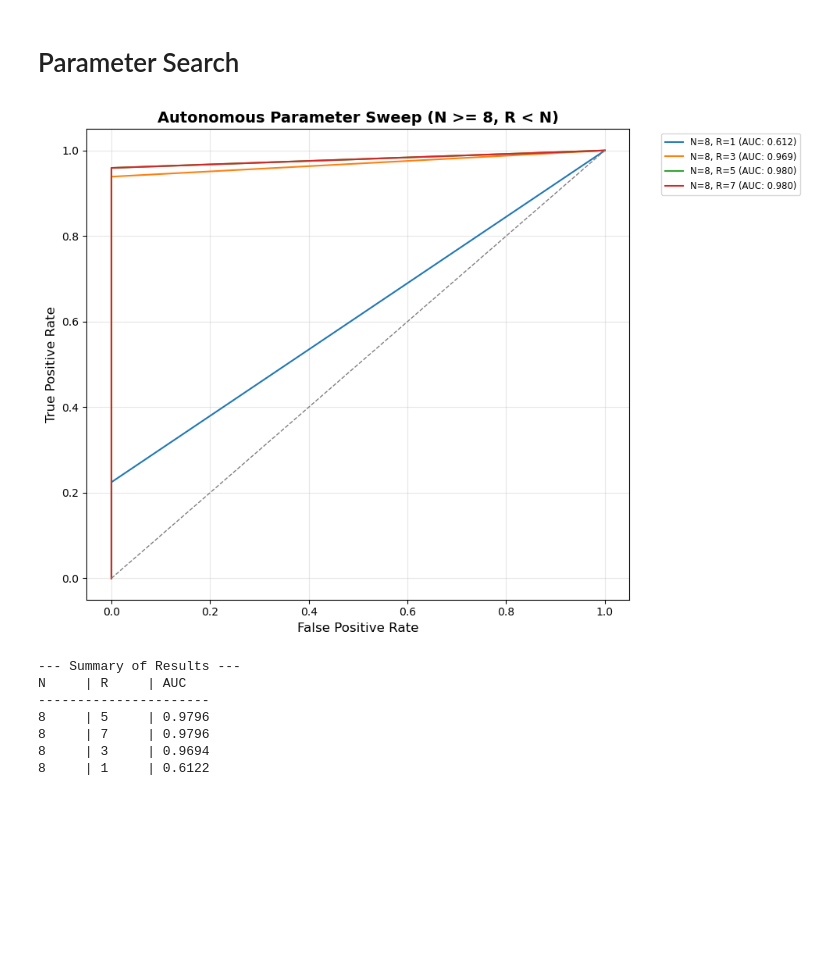
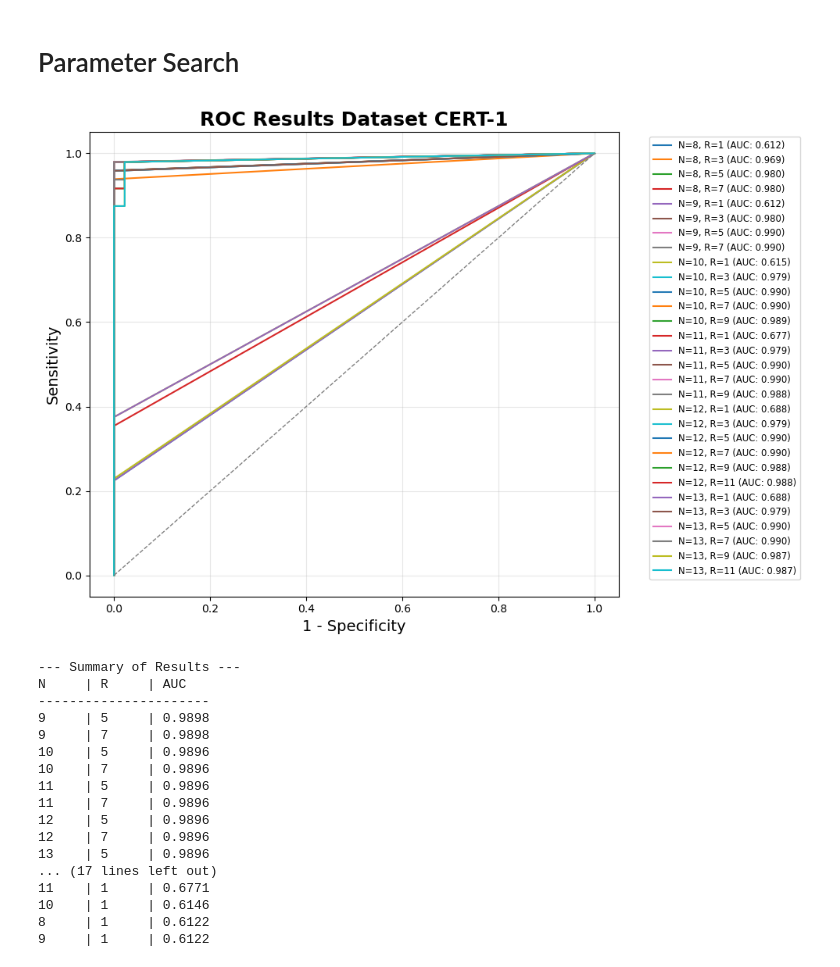
Before and after one commit to VictoriousGladiator/NaturalComputing, a Jupyter notebook: A2/negative-selection/part2_redone.ipynb, the cells around one changed output. Cells and saved outputs as stored; diff of their text form; code cells hidden in the pictures; blank space fills up the shorter version.

```diff
--- a/A2/negative-selection/part2_redone.ipynb
+++ b/A2/negative-selection/part2_redone.ipynb
@@ -5,7 +5,7 @@ import numpy as np
 import matplotlib.pyplot as plt
 from sklearn.metrics import roc_curve, auc
 # %%
-def chunk_train(cert_train, cert_train_chunks):
+def chunk_train(cert_train, cert_train_chunks, n):
     # Make the Train chunks
     with open(cert_train, "r") as train_in, open(cert_train_chunks, "w") as train_out:
         train_lines = train_in.readlines()
@@ -27,7 +27,7 @@ def chunk_train_unique(cert_train_chunks, cert_train_unique_chunks):
         for chunk in unique_chunks:
             chunks_out.write(chunk)
 
-def chunk_test(cert1_lines, cert1_chunks, cert1_mapping):
+def chunk_test(cert1_lines, cert1_chunks, cert1_mapping, n):
     # Make the Test Chunks
     with open(cert1_lines, "r") as input_file:
         with open(cert1_chunks, "w") as chunk_file:
@@ -88,9 +88,9 @@ def pipeline(n, r, params):
     cert1_alphabet = params['abc']
     cert1_labels = params['labels']
 
-    chunk_train(cert_train, cert_train_chunks)
+    chunk_train(cert_train, cert_train_chunks, n)
     chunk_train_unique(cert_train_chunks, cert_train_unique_chunks)
-    chunk_test(cert1_lines, cert1_chunks, cert1_mapping)
+    chunk_test(cert1_lines, cert1_chunks, cert1_mapping, n)
     return get_scores(n, r, cert1_alphabet, cert_train_unique_chunks, cert1_chunks, cert1_mapping, cert1_labels)
 # %% [markdown]
 # Single Parameter Run
@@ -156,11 +156,11 @@ data_type = 'cert'
 data_num = '1'
 
 # maximum value of N to test (starting from 8)
-N_MAX = 8
+N_MAX = 13
 assert N_MAX >= 8
 
 # sampling interval for R values within the range [1, N)
-R_STEP = 3
+R_STEP = 2
 assert R_STEP < N_MAX
 assert R_STEP >= 1
 
@@ -180,38 +180,48 @@ for N in N_RANGE:
             'labels': f"syscalls/snd-{data_type}/snd-{data_type}.{data_num}.labels",
             'test': f"syscalls/snd-{data_type}/snd-{data_type}.{data_num}.test",
             'abc': f"file://syscalls/snd-{data_type}/snd-{data_type}.alpha",
             'chunks': f"snd_{data_type}_test{data_num}_chunks_N_{N}_R_{R}.txt",
             'mapping': f"snd_{data_type}_test{data_num}_mapping_N_{N}_R_{R}.txt"
         }
 
         results = pipeline(N, R, parameters)
 
         scores, labels = zip(*results)
         x, y, _ = roc_curve(labels, scores)
         auc_summary.append({'N': N, 'R': R, 'AUC': auc(x, y)})
         plt.plot(x, y, label=f'N={N}, R={R} (AUC: {auc(x,y):.3f})')
 
 plt.plot([0, 1], [0, 1], color='gray', linestyle='--', lw=1)
 plt.xlabel('1 - Specificity', fontsize=14)
 plt.ylabel('Sensitivity', fontsize=14)
 plt.title(f'ROC Results Dataset {data_type.upper()}-{data_num}', fontsize=18, fontweight='bold')
 
 plt.legend(bbox_to_anchor=(1.05, 1), loc='upper left', fontsize='small')
 plt.grid(alpha=0.3)
 plt.tight_layout()
 plt.show()
 
 print("\n--- Summary of Results ---")
 print(f"{'N':<5} | {'R':<5} | {'AUC':<8}")
 print("-" * 22)
 for res in sorted(auc_summary, key=lambda x: x['AUC'], reverse=True):
     print(f"{res['N']:<5} | {res['R']:<5} | {res['AUC']:.4f}")
 # %% [output]
-[figure, old version]
+[figure, new version]
 --- Summary of Results ---
 N     | R     | AUC
 ----------------------
-8     | 5     | 0.9796
-8     | 7     | 0.9796
-8     | 3     | 0.9694
+9     | 5     | 0.9898
+9     | 7     | 0.9898
+10    | 5     | 0.9896
+10    | 7     | 0.9896
+11    | 5     | 0.9896
+11    | 7     | 0.9896
+12    | 5     | 0.9896
+12    | 7     | 0.9896
+13    | 5     | 0.9896
+... (17 lines left out)
+11    | 1     | 0.6771
+10    | 1     | 0.6146
 8     | 1     | 0.6122
+9     | 1     | 0.6122
```
Also changed, not shown: parts of 3 cells of this notebook, 40 other files.
